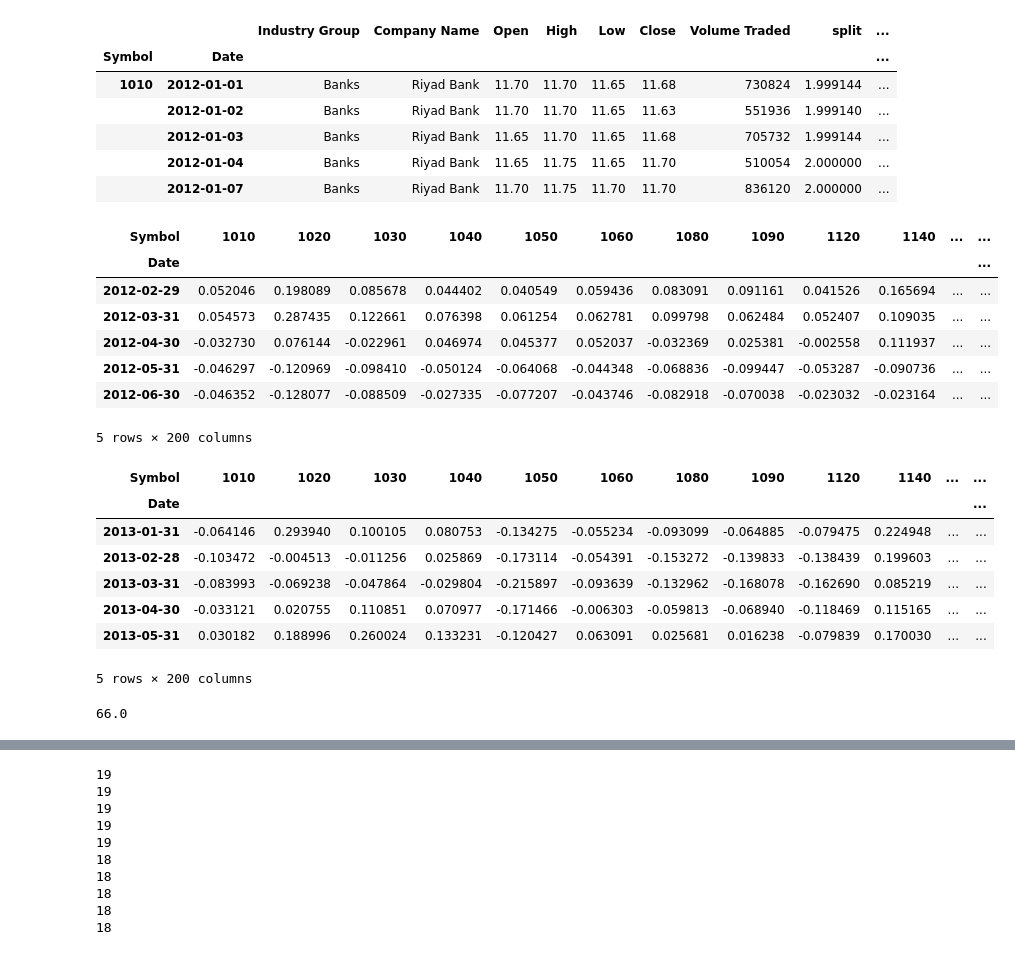
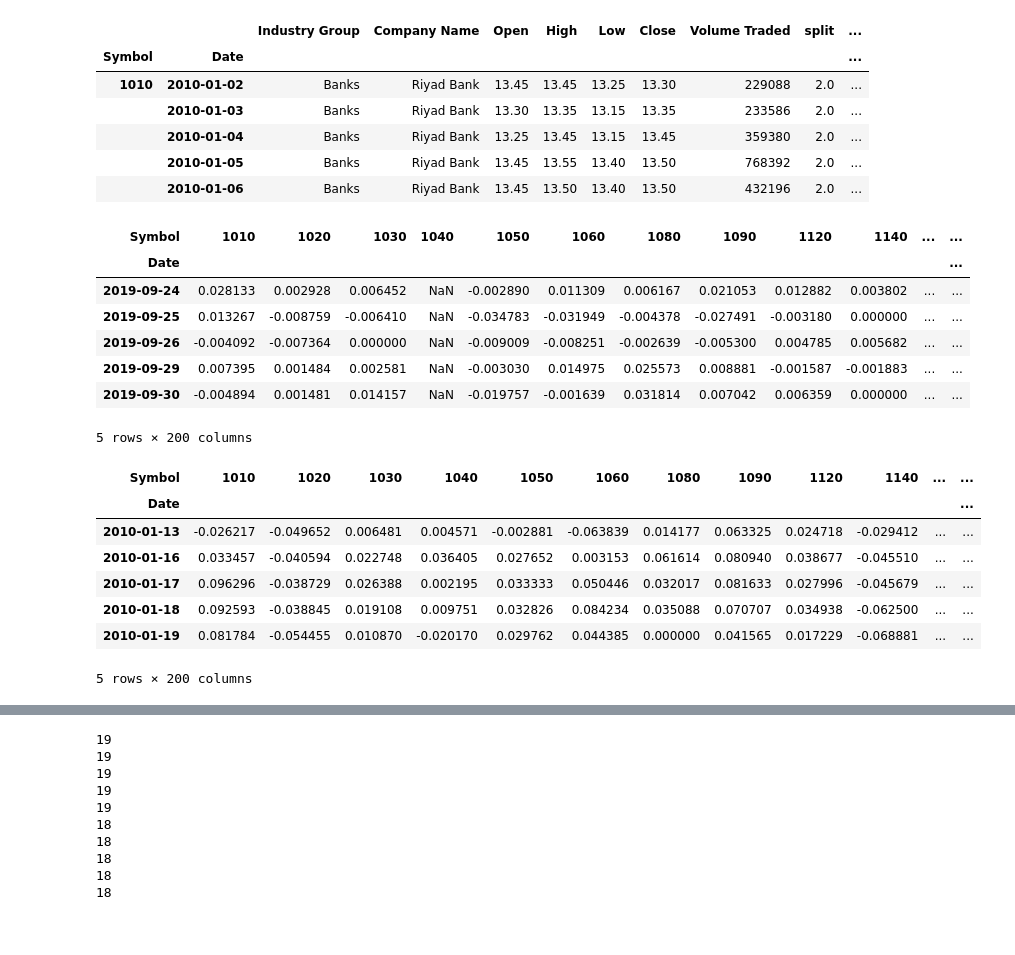
Before and after one commit to abonaser87/StocksHistoricalData, a Jupyter notebook: Momentum Strat.ipynb, the cells around one changed output, grey strips where cells are left out. Saved outputs shown, nothing was run; the diff lists cells and outputs as text; code cells hidden in the pictures.

```diff
--- a/Momentum Strat.ipynb
+++ b/Momentum Strat.ipynb
@@ -73,18 +203,14 @@ def chunkify(lst,n):
 # %%
-try:
-    df = pd.read_pickle('AdjustedClose.pkl')
-except:
-    print ('No pkl')
-    df = load_df()
+data = pd.read_pickle('AdjustedClose.pkl')
 # %%
-df = df.xs(slice('01/01/2012','30/09/2019'),level=1,drop_level=False)
+df = data.xs(slice('01/01/2010','30/09/2019'),level=1,drop_level=False)
 df.head()
 # %% [output]
 |  |  | Industry Group | Company Name | Open | High | Low | Close | Volume Traded | split | ... |
 | Symbol | Date |  |  |  |  |  |  |  |  | ... |
-| 1010 | 2012-01-01 | Banks | Riyad Bank | 11.70 | 11.70 | 11.65 | 11.68 | 730824 | 1.999144 | ... |
-|  | 2012-01-02 | Banks | Riyad Bank | 11.70 | 11.70 | 11.65 | 11.63 | 551936 | 1.999140 | ... |
-|  | 2012-01-03 | Banks | Riyad Bank | 11.65 | 11.70 | 11.65 | 11.68 | 705732 | 1.999144 | ... |
-|  | 2012-01-04 | Banks | Riyad Bank | 11.65 | 11.75 | 11.65 | 11.70 | 510054 | 2.000000 | ... |
-|  | 2012-01-07 | Banks | Riyad Bank | 11.70 | 11.75 | 11.70 | 11.70 | 836120 | 2.000000 | ... |
+| 1010 | 2010-01-02 | Banks | Riyad Bank | 13.45 | 13.45 | 13.25 | 13.30 | 229088 | 2.0 | ... |
+|  | 2010-01-03 | Banks | Riyad Bank | 13.30 | 13.35 | 13.15 | 13.35 | 233586 | 2.0 | ... |
+|  | 2010-01-04 | Banks | Riyad Bank | 13.25 | 13.45 | 13.15 | 13.45 | 359380 | 2.0 | ... |
+|  | 2010-01-05 | Banks | Riyad Bank | 13.45 | 13.55 | 13.40 | 13.50 | 768392 | 2.0 | ... |
+|  | 2010-01-06 | Banks | Riyad Bank | 13.45 | 13.50 | 13.40 | 13.50 | 432196 | 2.0 | ... |
 # %%
@@ -97,18 +226,18 @@ df = df.droplevel(0,1)
 
 returns = compute_daily_returns(df)
 # %%
-returns.head()
+returns.tail()
 # %% [output]
 | Symbol | 1010 | 1020 | 1030 | 1040 | 1050 | 1060 | 1080 | 1090 | 1120 | 1140 | ... | ... |
 | Date |  |  |  |  |  |  |  |  |  |  |  | ... |
-| 2012-02-29 | 0.052046 | 0.198089 | 0.085678 | 0.044402 | 0.040549 | 0.059436 | 0.083091 | 0.091161 | 0.041526 | 0.165694 | ... | ... |
-| 2012-03-31 | 0.054573 | 0.287435 | 0.122661 | 0.076398 | 0.061254 | 0.062781 | 0.099798 | 0.062484 | 0.052407 | 0.109035 | ... | ... |
-| 2012-04-30 | -0.032730 | 0.076144 | -0.022961 | 0.046974 | 0.045377 | 0.052037 | -0.032369 | 0.025381 | -0.002558 | 0.111937 | ... | ... |
-| 2012-05-31 | -0.046297 | -0.120969 | -0.098410 | -0.050124 | -0.064068 | -0.044348 | -0.068836 | -0.099447 | -0.053287 | -0.090736 | ... | ... |
-| 2012-06-30 | -0.046352 | -0.128077 | -0.088509 | -0.027335 | -0.077207 | -0.043746 | -0.082918 | -0.070038 | -0.023032 | -0.023164 | ... | ... |
+| 2019-09-24 | 0.028133 | 0.002928 | 0.006452 | NaN | -0.002890 | 0.011309 | 0.006167 | 0.021053 | 0.012882 | 0.003802 | ... | ... |
+| 2019-09-25 | 0.013267 | -0.008759 | -0.006410 | NaN | -0.034783 | -0.031949 | -0.004378 | -0.027491 | -0.003180 | 0.000000 | ... | ... |
+| 2019-09-26 | -0.004092 | -0.007364 | 0.000000 | NaN | -0.009009 | -0.008251 | -0.002639 | -0.005300 | 0.004785 | 0.005682 | ... | ... |
+| 2019-09-29 | 0.007395 | 0.001484 | 0.002581 | NaN | -0.003030 | 0.014975 | 0.025573 | 0.008881 | -0.001587 | -0.001883 | ... | ... |
+| 2019-09-30 | -0.004894 | 0.001481 | 0.014157 | NaN | -0.019757 | -0.001639 | 0.031814 | 0.007042 | 0.006359 | 0.000000 | ... | ... |
 5 rows × 200 columns
 # %%
-lookback = 11
+lookback = 8
 holdPeriod = 3
 mom = returns.rolling(lookback).apply(multi_period_return)
 mom = mom[lookback:]
@@ -116,16 +245,12 @@ mom.head()
 # %% [output]
 | Symbol | 1010 | 1020 | 1030 | 1040 | 1050 | 1060 | 1080 | 1090 | 1120 | 1140 | ... | ... |
 | Date |  |  |  |  |  |  |  |  |  |  |  | ... |
-| 2013-01-31 | -0.064146 | 0.293940 | 0.100105 | 0.080753 | -0.134275 | -0.055234 | -0.093099 | -0.064885 | -0.079475 | 0.224948 | ... | ... |
-| 2013-02-28 | -0.103472 | -0.004513 | -0.011256 | 0.025869 | -0.173114 | -0.054391 | -0.153272 | -0.139833 | -0.138439 | 0.199603 | ... | ... |
-| 2013-03-31 | -0.083993 | -0.069238 | -0.047864 | -0.029804 | -0.215897 | -0.093639 | -0.132962 | -0.168078 | -0.162690 | 0.085219 | ... | ... |
-| 2013-04-30 | -0.033121 | 0.020755 | 0.110851 | 0.070977 | -0.171466 | -0.006303 | -0.059813 | -0.068940 | -0.118469 | 0.115165 | ... | ... |
-| 2013-05-31 | 0.030182 | 0.188996 | 0.260024 | 0.133231 | -0.120427 | 0.063091 | 0.025681 | 0.016238 | -0.079839 | 0.170030 | ... | ... |
+| 2010-01-13 | -0.026217 | -0.049652 | 0.006481 | 0.004571 | -0.002881 | -0.063839 | 0.014177 | 0.063325 | 0.024718 | -0.029412 | ... | ... |
+| 2010-01-16 | 0.033457 | -0.040594 | 0.022748 | 0.036405 | 0.027652 | 0.003153 | 0.061614 | 0.080940 | 0.038677 | -0.045510 | ... | ... |
+| 2010-01-17 | 0.096296 | -0.038729 | 0.026388 | 0.002195 | 0.033333 | 0.050446 | 0.032017 | 0.081633 | 0.027996 | -0.045679 | ... | ... |
+| 2010-01-18 | 0.092593 | -0.038845 | 0.019108 | 0.009751 | 0.032826 | 0.084234 | 0.035088 | 0.070707 | 0.034938 | -0.062500 | ... | ... |
+| 2010-01-19 | 0.081784 | -0.054455 | 0.010870 | -0.020170 | 0.029762 | 0.044385 | 0.000000 | 0.041565 | 0.017229 | -0.068881 | ... | ... |
 5 rows × 200 columns
-# %%
-np.floor(mom.shape[0]/(holdPeriod))-1
-# %% [output]
-66.0
 # %%
 mask = mom.iloc[0].isnull()
 hold = mom.loc[:,~mask]
```
Also changed, not shown: parts of 56 cells of this notebook, 22 other files.
